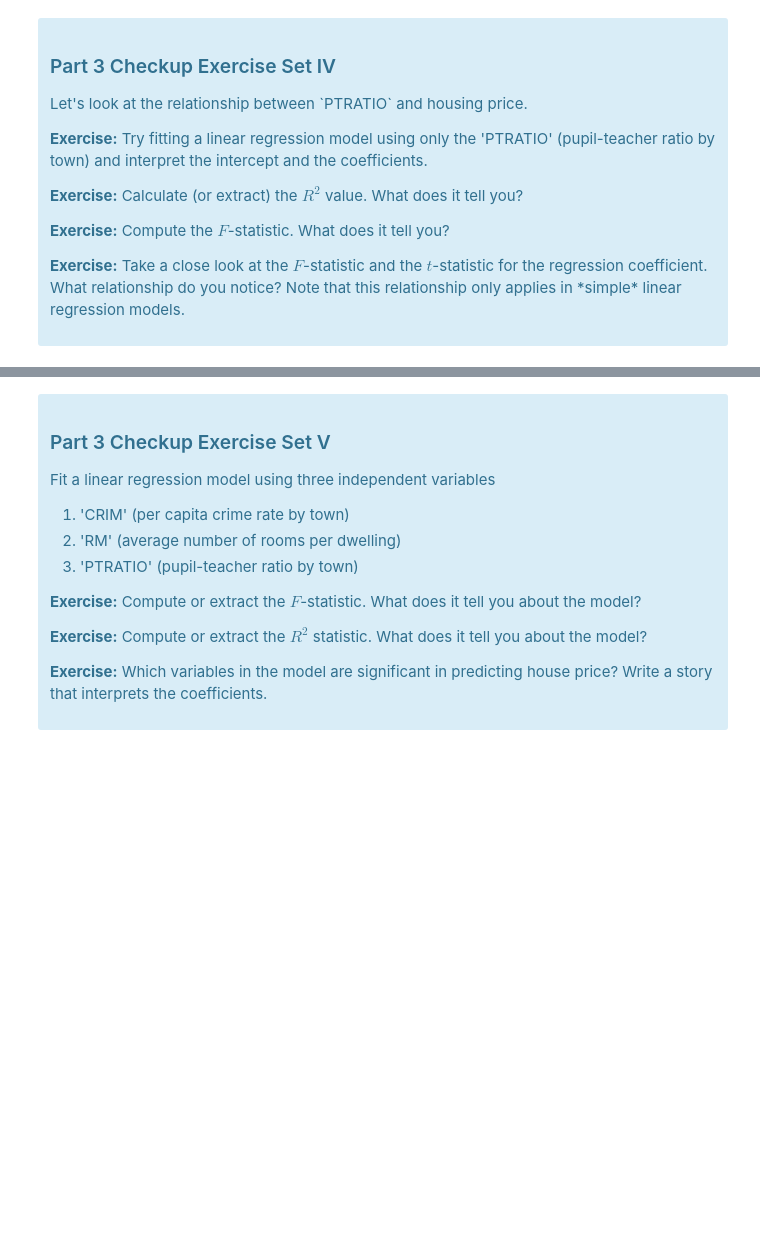
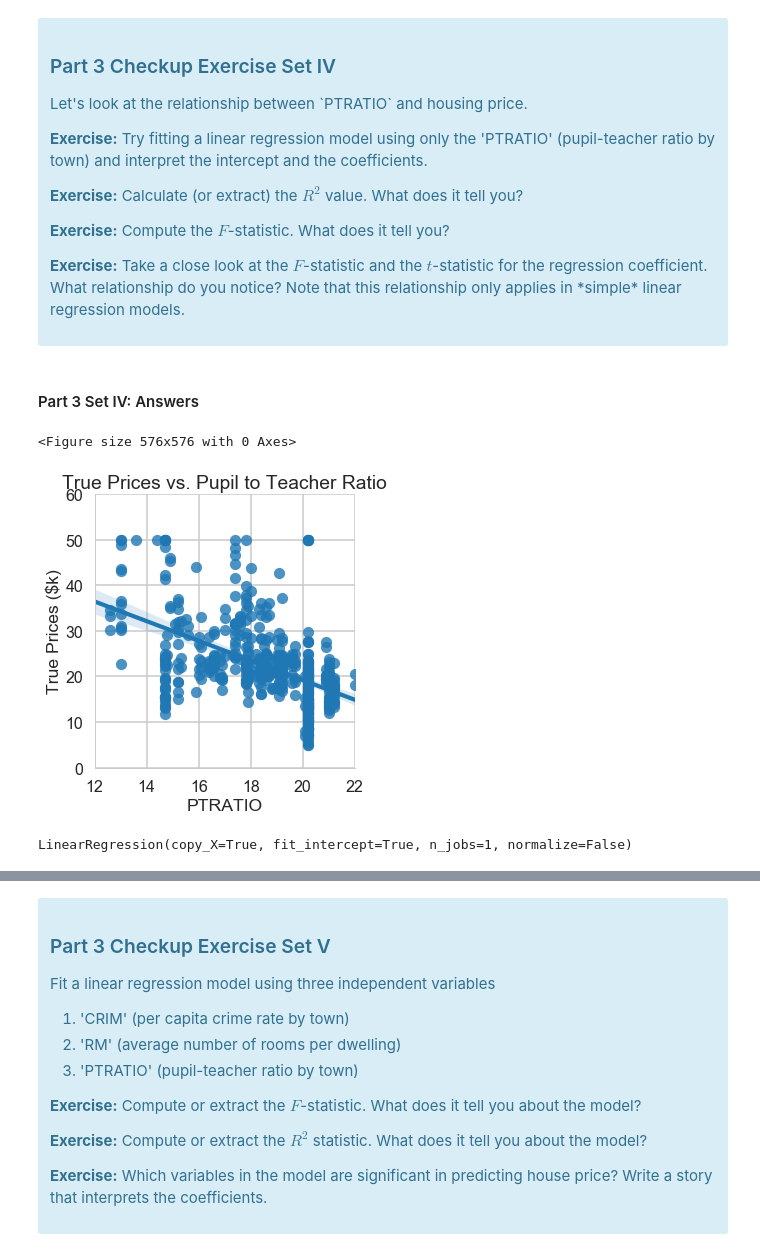
Before and after one commit to milesin3d/Springboard-MiniProjects, a Jupyter notebook: Boston Housing/Mini_Project_Linear_Regression.ipynb, the cells around one changed output, grey strips where cells are left out. Cells and saved outputs as stored; diff of their text form; code cells hidden in the pictures; blank space fills up the shorter version.

```diff
--- a/Boston Housing/Mini_Project_Linear_Regression.ipynb
+++ b/Boston Housing/Mini_Project_Linear_Regression.ipynb
@@ -754,3 +850,28 @@ Once we compute the $F$-statistic, we can use the $F$-distribution with $N-K$ an
 </div>
 # %%
 # your turn
+# %% [markdown]
+#### Part 3 Set IV: Answers
+# %%
+# scatter plot between PTRATIO and True Price
+
+_ = plt.figure(figsize=(8,8))
+_ = sns.lmplot(x='PTRATIO', y='PRICE', data=bos)
+_ = plt.title('True Prices vs. Pupil to Teacher Ratio')
+_ = plt.xlabel('PTRATIO')
+_ = plt.ylabel('True Prices ($k)')
+_ = plt.xticks(np.arange(12, 23, 2))
+_ = plt.yticks(np.arange(0, 61, 10))
+_ = plt.xlim([12, 22])
+_ = plt.ylim([0, 60])
+# %% [output]
+<Figure size 576x576 with 0 Axes>
+[figure, added]
+# %%
+a = np.array([bos.PTRATIO])
+b = np.array([bos.PRICE])
+
+pt = lm.fit(a,b)
+pt
+# %% [output]
+LinearRegression(copy_X=True, fit_intercept=True, n_jobs=1, normalize=False)
```
Also changed, not shown: parts of 48 cells of this notebook.
